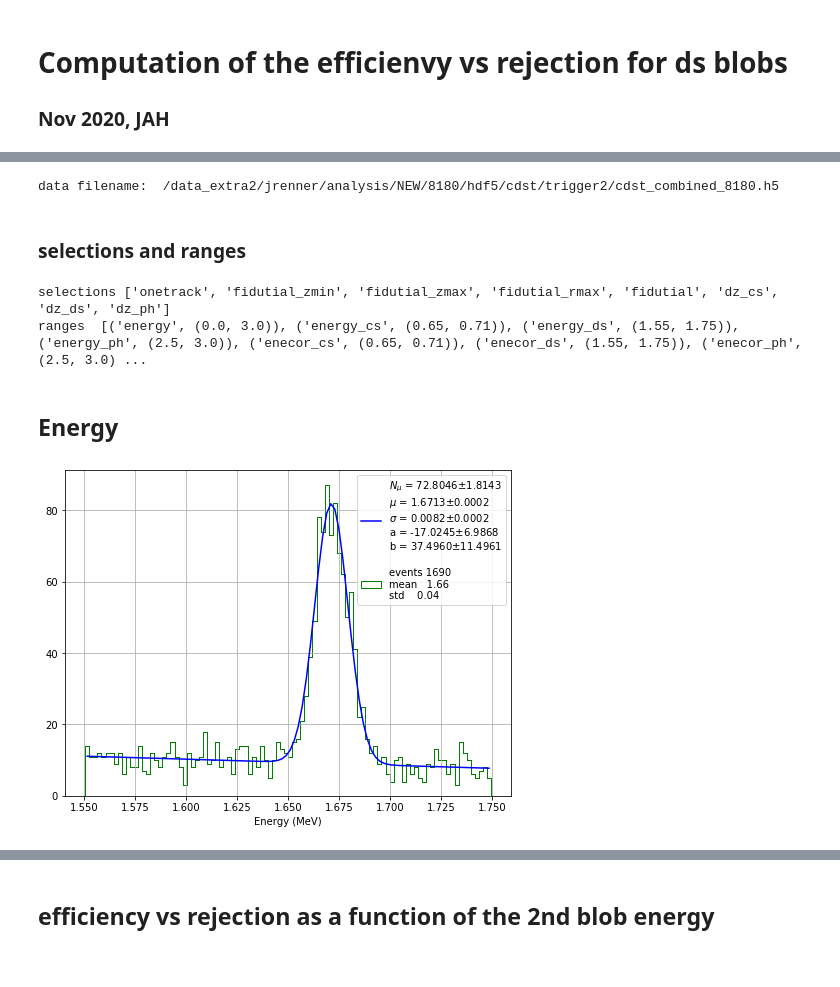
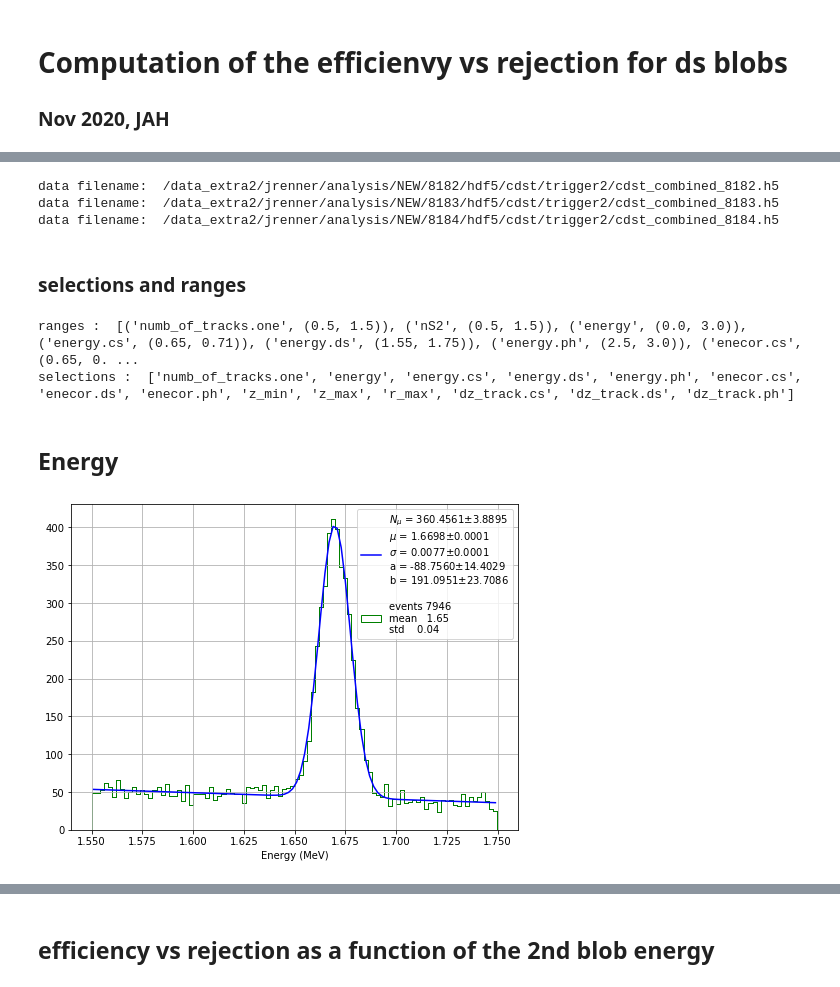
Before and after one commit to jahernando/ICAROSNB, a Jupyter notebook: JAH/bes/ds_blob_id.ipynb, the cells around one changed output, grey strips where cells are left out. Cells and saved outputs as stored; diff of their text form; code cells hidden in the pictures.

```diff
--- a/JAH/bes/ds_blob_id.ipynb
+++ b/JAH/bes/ds_blob_id.ipynb
@@ -31,44 +33,47 @@ print(' Last revision ', time.asctime())
 # %%
-datadir    = f"/data_extra2/jrenner/analysis/NEW"
-run_number = str(8180)
-filename   = datadir + f'/{run_number}' + f'/hdf5/cdst/trigger2/cdst_combined_{run_number}' + '.h5'
-print('data filename: ', filename)
+def get_filename(run_number):
+    datadir    = f"/data_extra2/jrenner/analysis/NEW"
+    run_number = str(run_number)
+    filename   = datadir + f'/{run_number}' + f'/hdf5/cdst/trigger2/cdst_combined_{run_number}' + '.h5'
+    return filename
-# %% [output]
-data filename:  /data_extra2/jrenner/analysis/NEW/8180/hdf5/cdst/trigger2/cdst_combined_8180.h5
-# %%
-dfe, dfs, dft = bes.load_dfs(filename)
+# %%
+runs      = [8182, 8183, 8184]
+filenames = [get_filename(run) for run in runs]
+dft       = bes.get_dft(filenames)
+# %% [output]
+data filename:  /data_extra2/jrenner/analysis/NEW/8182/hdf5/cdst/trigger2/cdst_combined_8182.h5
+data filename:  /data_extra2/jrenner/analysis/NEW/8183/hdf5/cdst/trigger2/cdst_combined_8183.h5
+data filename:  /data_extra2/jrenner/analysis/NEW/8184/hdf5/cdst/trigger2/cdst_combined_8184.h5
 # %% [markdown]
 ### selections and ranges
 # %%
-selections = bes.dft_selections(dft)
+ranges     = bes.get_ranges()
+print('ranges : ', [(key, ranges[key]) for key in list(ranges.keys())])
 
-print('selections', list(selections.keys()))
-ranges     = bes.get_ranges()
-
-print('ranges ', [(key, ranges[key]) for key in list(ranges.keys())])
-
-selections['enecor_ds'] = ut.in_range(dft.enecor, ranges['energy_ds'])
+selections = bes.get_selections(dft, ranges)
+print('selections : ', list(selections.keys()))
+selections['fidutial'] = selections.logical_and('numb_of_tracks.one', 'z_min', 'z_max', 'r_max', 'energy')
 # %% [output]
-selections ['onetrack', 'fidutial_zmin', 'fidutial_zmax', 'fidutial_rmax', 'fidutial', 'dz_cs', 'dz_ds', 'dz_ph']
-ranges  [('energy', (0.0, 3.0)), ('energy_cs', (0.65, 0.71)), ('energy_ds', (1.55, 1.75)), ('energy_ph', (2.5, 3.0)), ('enecor_cs', (0.65, 0.71)), ('enecor_ds', (1.55, 1.75)), ('enecor_ph', (2.5, 3.0) ...
+ranges :  [('numb_of_tracks.one', (0.5, 1.5)), ('nS2', (0.5, 1.5)), ('energy', (0.0, 3.0)), ('energy.cs', (0.65, 0.71)), ('energy.ds', (1.55, 1.75)), ('energy.ph', (2.5, 3.0)), ('enecor.cs', (0.65, 0. ...
+selections :  ['numb_of_tracks.one', 'energy', 'energy.cs', 'energy.ds', 'energy.ph', 'enecor.cs', 'enecor.ds', 'enecor.ph', 'z_min', 'z_max', 'r_max', 'dz_track.cs', 'dz_track.ds', 'dz_track.ph']
 # %% [markdown]
 ## Energy
 # %%
-xsel = selections.logical_and('onetrack', 'fidutial', 'enecor_ds')
+xsel = selections.logical_and('enecor.ds', 'fidutial')
 
-pars0 = [ 10.,  1.7, 0.01,  10., 1.]
+pars0 = [ 40.,  1.7, 0.01,  1., 100.]
 bins  = 100
 enes = dft[xsel].enecor
 
 pltext.canvas(1, 1, 6, 8)
 
 pars, upars = pltext.hfit(enes, 'gausline', pars0, bins = bins, formate = '6.4f');
 pltext.hist(enes, 100)
 plt.xlabel('Energy (MeV)')
 
 ng, mu, sigma, a, b = pars
 # %% [output]
-[figure, old version]
+[figure, new version]
 # %%
 def ds_energy_fit(enes, pars, bins = 100, fix_gaussian = False, plot = False):
 
```
Also changed, not shown: parts of 7 cells of this notebook, 1 other file.
